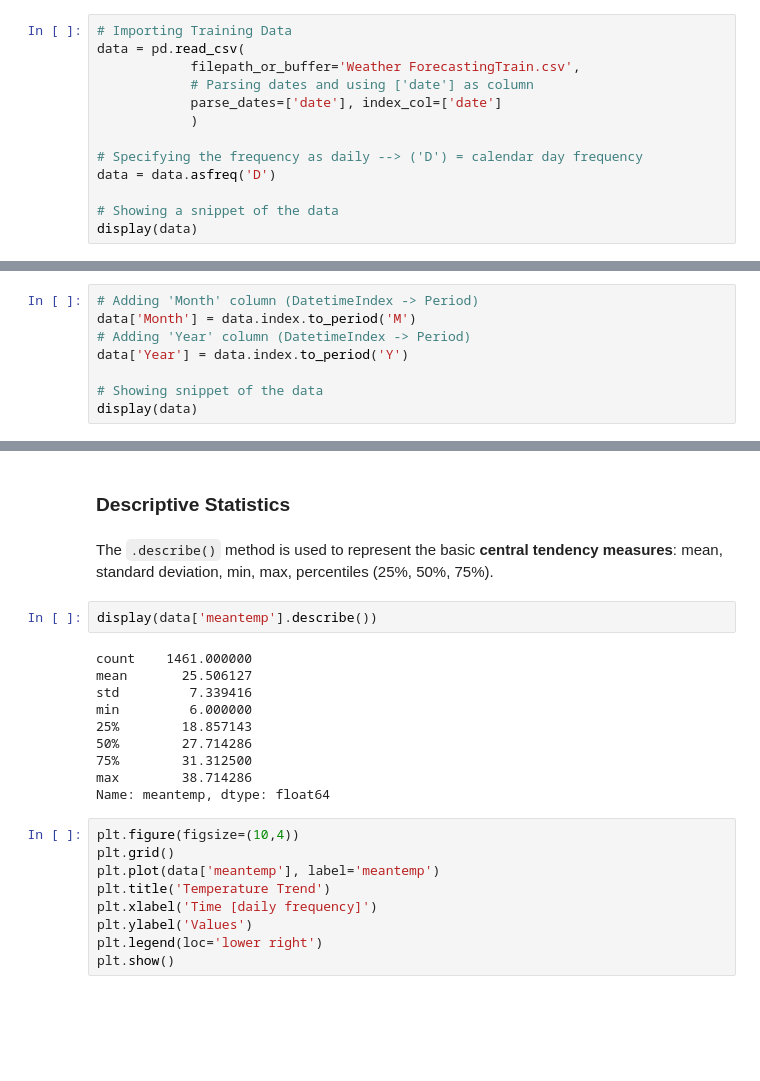
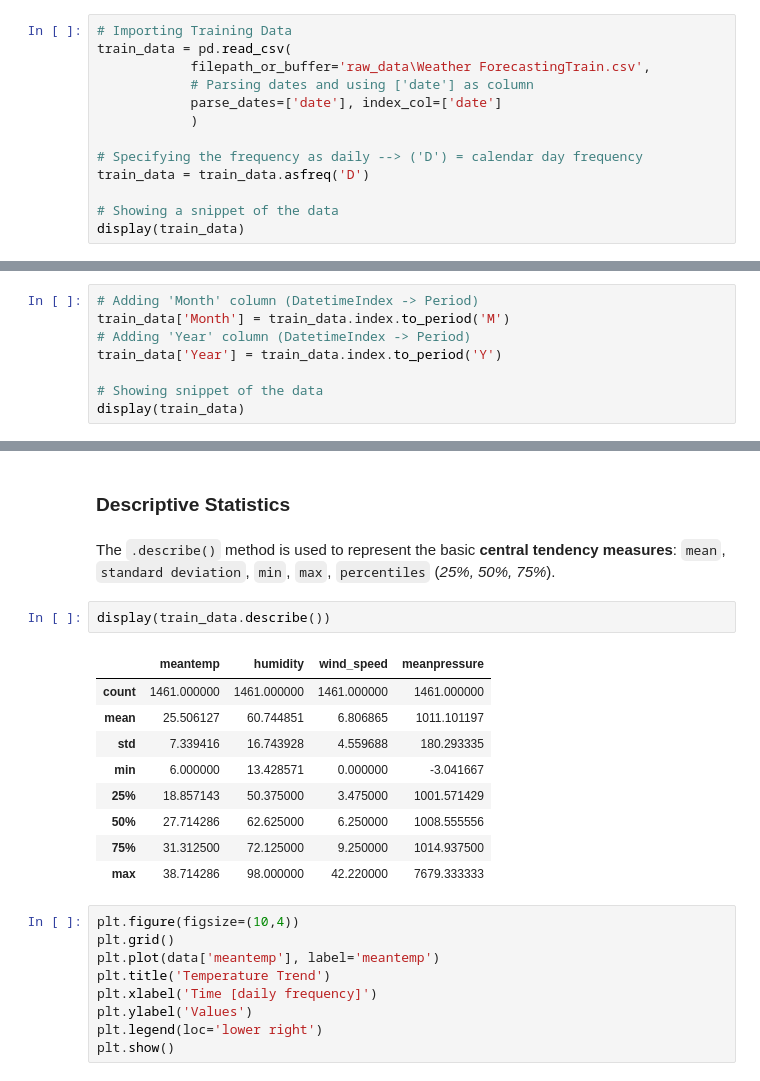
Before and after one commit to marcocolognesi/Weather_Forecast, a Jupyter notebook: project.ipynb, the cells around one changed output, grey strips where cells are left out. Drawn from its saved outputs; the diff is of its cells as text; blank space fills up the shorter version.

```diff
--- a/project.ipynb
+++ b/project.ipynb
@@ -18,17 +18,17 @@ The project starts with the **loading**, **converting** and **cleaning** of the
 * The **frequency** of the data is specified thanks to the `.asfreq()` method: in particular, our data shows a **calendar day frequency** (*daily*).
 # %%
 # Importing Training Data
-data = pd.read_csv(
-            filepath_or_buffer='Weather ForecastingTrain.csv',
+train_data = pd.read_csv(
+            filepath_or_buffer='raw_data\Weather ForecastingTrain.csv',
             # Parsing dates and using ['date'] as column
             parse_dates=['date'], index_col=['date']
             )
 
 # Specifying the frequency as daily --> ('D') = calendar day frequency
-data = data.asfreq('D')
+train_data = train_data.asfreq('D')
 
 # Showing a snippet of the data
-display(data)
+display(train_data)
 # %% [output]
 |  | meantemp | humidity | wind_speed | meanpressure |
 | date |  |  |  |  |
@@ -85,12 +145,12 @@ For data visualization purposes two new columns are added:
 * `'Year`: indicating the **year period**
 # %%
 # Adding 'Month' column (DatetimeIndex -> Period)
-data['Month'] = data.index.to_period('M')
+train_data['Month'] = train_data.index.to_period('M')
 # Adding 'Year' column (DatetimeIndex -> Period)
-data['Year'] = data.index.to_period('Y')
+train_data['Year'] = train_data.index.to_period('Y')
 
 # Showing snippet of the data
-display(data)
+display(train_data)
 # %% [output]
 |  | meantemp | humidity | wind_speed | meanpressure | Month | Year |
 | date |  |  |  |  |  |  |
@@ -111,19 +171,19 @@ display(data)
 # %% [markdown]
 ### **Descriptive Statistics**
 # %% [markdown]
-The `.describe()` method is used to represent the basic **central tendency measures**: mean, standard deviation, min, max, percentiles (25%, 50%, 75%).
+The `.describe()` method is used to represent the basic **central tendency measures**: `mean`, `standard deviation`, `min`, `max`, `percentiles` (*25%, 50%, 75%*).
 # %%
-display(data['meantemp'].describe())
+display(train_data.describe())
 # %% [output]
-count    1461.000000
-mean       25.506127
-std         7.339416
-min         6.000000
-25%        18.857143
-50%        27.714286
-75%        31.312500
-max        38.714286
-Name: meantemp, dtype: float64
+|  | meantemp | humidity | wind_speed | meanpressure |
+| count | 1461.000000 | 1461.000000 | 1461.000000 | 1461.000000 |
+| mean | 25.506127 | 60.744851 | 6.806865 | 1011.101197 |
+| std | 7.339416 | 16.743928 | 4.559688 | 180.293335 |
+| min | 6.000000 | 13.428571 | 0.000000 | -3.041667 |
+| 25% | 18.857143 | 50.375000 | 3.475000 | 1001.571429 |
+| 50% | 27.714286 | 62.625000 | 6.250000 | 1008.555556 |
+| 75% | 31.312500 | 72.125000 | 9.250000 | 1014.937500 |
+| max | 38.714286 | 98.000000 | 42.220000 | 7679.333333 |
 # %%
 plt.figure(figsize=(10,4))
 plt.grid()
```
Also changed, not shown: parts of 5 cells of this notebook, 3 other files.
